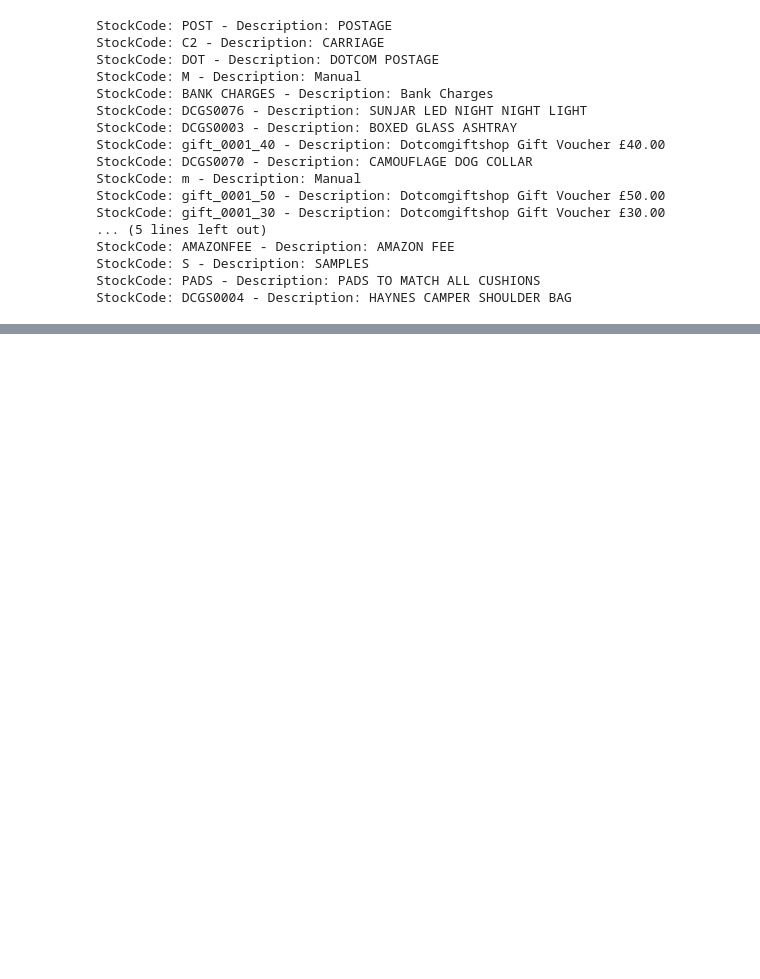
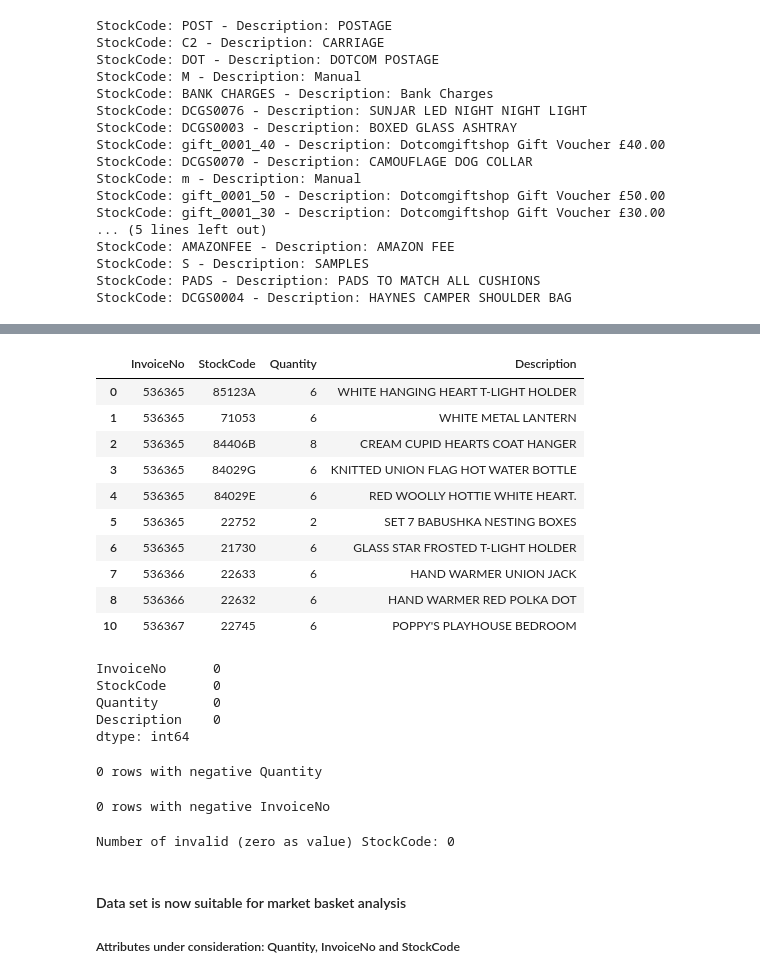
Before and after one commit to j2damax/principles-of-ds-cw02, a Jupyter notebook: group/online_retail.ipynb, the cells around one changed output, grey strips where cells are left out. Cells and saved outputs as stored; diff of their text form; code cells hidden in the pictures; blank space fills up the shorter version.

```diff
--- a/group/online_retail.ipynb
+++ b/group/online_retail.ipynb
@@ -773,0 +797,47 @@ array(['POST', 'D', 'C2', 'M', 'BANK CHARGES', 'PADS', 'DOT'],
+# %%
+df_features = df_features[~df_features['StockCode'].isin(list_special_codes_to_removed)]
+
+# Display the filtered data
+df_features.head(10)
+# %% [output]
+|  | InvoiceNo | StockCode | Quantity | Description |
+| 0 | 536365 | 85123A | 6 | WHITE HANGING HEART T-LIGHT HOLDER |
+| 1 | 536365 | 71053 | 6 | WHITE METAL LANTERN |
+| 2 | 536365 | 84406B | 8 | CREAM CUPID HEARTS COAT HANGER |
+| 3 | 536365 | 84029G | 6 | KNITTED UNION FLAG HOT WATER BOTTLE |
+| 4 | 536365 | 84029E | 6 | RED WOOLLY HOTTIE WHITE HEART. |
+| 5 | 536365 | 22752 | 2 | SET 7 BABUSHKA NESTING BOXES |
+| 6 | 536365 | 21730 | 6 | GLASS STAR FROSTED T-LIGHT HOLDER |
+| 7 | 536366 | 22633 | 6 | HAND WARMER UNION JACK |
+| 8 | 536366 | 22632 | 6 | HAND WARMER RED POLKA DOT |
+| 10 | 536367 | 22745 | 6 | POPPY'S PLAYHOUSE BEDROOM |
+# %%
+#Ensure no missing values are available in the dataset
+print(df_features.isnull().sum())
+# %% [output]
+InvoiceNo      0
+StockCode      0
+Quantity       0
+Description    0
+dtype: int64
+# %%
+# Check for negative values in Quantity
+print(df_features[df_features["Quantity"] <= 0].shape[0], "rows with negative Quantity")
+# %% [output]
+0 rows with negative Quantity
+# %%
+# Check for Invalid InvoiceNo
+print(df_features[df_features["InvoiceNo"] == 0].shape[0], "rows with negative InvoiceNo")
+# %% [output]
+0 rows with negative InvoiceNo
+# %%
+# Number of Invalid StockCode
+invalid_stockcode = (df_features["StockCode"] == 0).sum()
+
+# Print the result
+print(f"Number of invalid (zero as value) StockCode: {invalid_stockcode}")
+# %% [output]
+Number of invalid (zero as value) StockCode: 0
+# %% [markdown]
+#### Data set is now suitable for market basket analysis
+##### Attributes under consideration: Quantity, InvoiceNo and StockCode
```
Also changed, not shown: parts of 9 cells of this notebook.
